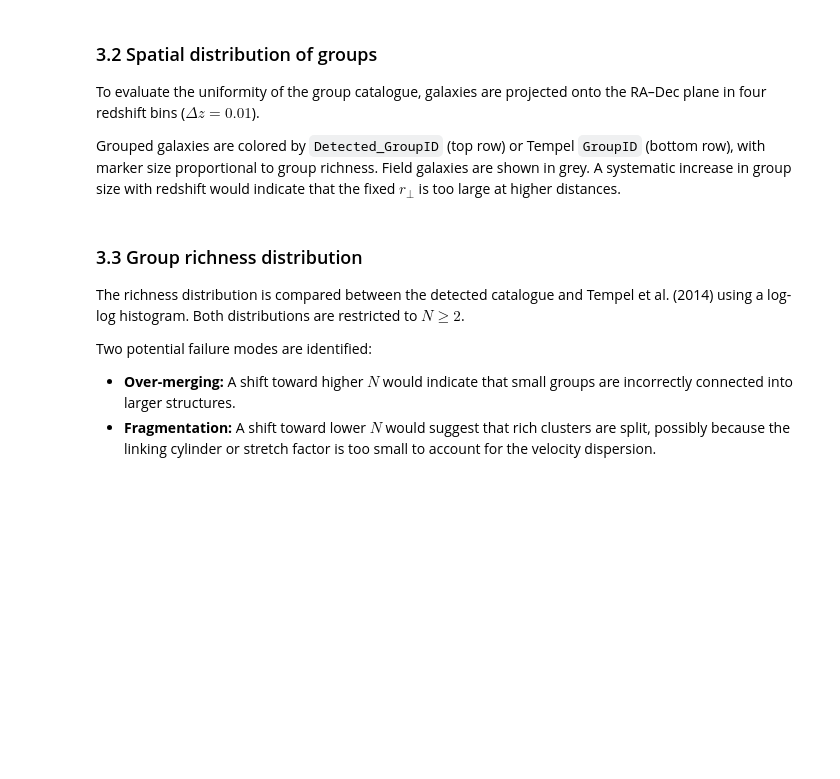
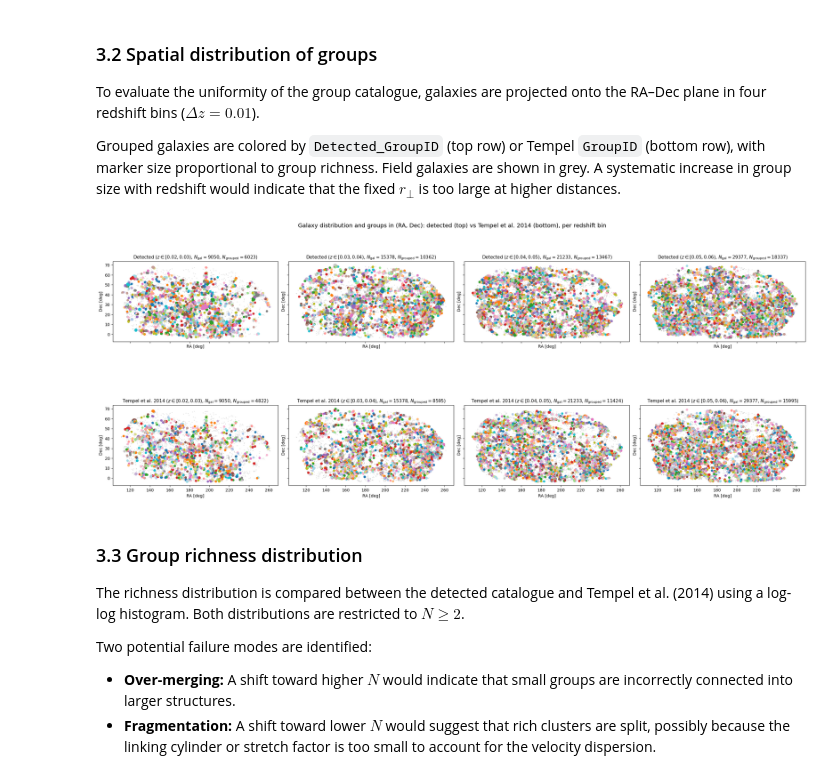
Before and after one commit to M-A-Tbn/CN-project, a Jupyter notebook: Notebook/CN-Project.ipynb, the cells around one changed output. Saved outputs shown, nothing was run; the diff lists cells and outputs as text; code cells hidden in the pictures; blank space fills up the shorter version.

```diff
--- a/Notebook/CN-Project.ipynb
+++ b/Notebook/CN-Project.ipynb
@@ -460,8 +472,11 @@ def plot_radec_panel(ax, mgs, group_col, z_lo, z_hi, *, panel_title):
     isolated = slab[~is_grouped]
 
     # background of singletons / field galaxies
+    # rasterized=True: ~75k points are baked into a single raster layer instead
+    # of being stored as individual vector paths -> keeps the PDF small.
     ax.scatter(isolated['ra'], isolated['dec'],
-               c='grey', s=1, alpha=0.2, label='Isolated / field')
+               c='grey', s=1, alpha=0.2, label='Isolated / field',
+               rasterized=True)
 
     # grouped galaxies, coloured and sized by richness
     if len(grouped) > 0:
@@ -471,7 +486,7 @@ def plot_radec_panel(ax, mgs, group_col, z_lo, z_hi, *, panel_title):
         colors = np.array([cmap[g] for g in grouped[group_col].values])
         ax.scatter(grouped['ra'], grouped['dec'],
                    c=colors, s=sizes, alpha=0.85, edgecolors='none',
-                   label='Grouped')
+                   label='Grouped', rasterized=True)
 
     ax.set_xlabel('RA [deg]')
     ax.set_ylabel('Dec [deg]')
@@ -502,34 +517,36 @@ for col, (z_lo, z_hi) in enumerate(zip(z_edges[:-1], z_edges[1:])):
         group_col='Detected_GroupID',
         z_lo=z_lo, z_hi=z_hi,
         panel_title=f'Detected ($z \\in [{z_lo:.2f}, {z_hi:.2f})$)',
     )
     n_slab_t, n_det_t = plot_radec_panel(
         axes[1, col], mgs,
         group_col='GroupID',
         z_lo=z_lo, z_hi=z_hi,
         panel_title=(f'Tempel et al. 2014 '
                      f'($z \\in [{z_lo:.2f}, {z_hi:.2f})$)'),
     )
 
     # Update both row titles with galaxy counts once return values are known
     axes[0, col].set_title(
         f'Detected ($z \\in [{z_lo:.2f}, {z_hi:.2f})$, '
         f'$N_{{\\rm gal}} = {n_slab}$, $N_{{\\rm grouped}} = {n_det}$)',
         fontsize=11,
     )
     axes[1, col].set_title(
         f'Tempel et al. 2014 ($z \\in [{z_lo:.2f}, {z_hi:.2f})$, '
         f'$N_{{\\rm gal}} = {n_slab_t}$, $N_{{\\rm grouped}} = {n_det_t}$)',
         fontsize=11,
     )
 
 fig.suptitle(
     'Galaxy distribution and groups in (RA, Dec): '
     'detected (top) vs Tempel et al. 2014 (bottom), per redshift bin',
     fontsize=14
 )
-plt.savefig('../report/figures/fig_radec_catalogue.pdf', bbox_inches='tight', dpi=150)
+plt.savefig('../report/figures/Galaxy_distribution_and_groups_in_RA_Dec_detected_vs_Tempel_2014_per_redshift_bin.pdf', bbox_inches='tight', dpi=200)
 plt.show()
+# %% [output]
+[figure, added]
 # %% [markdown]
 ### 3.3 Group richness distribution
 
```
Also changed, not shown: parts of 18 cells of this notebook, 2 other files.
